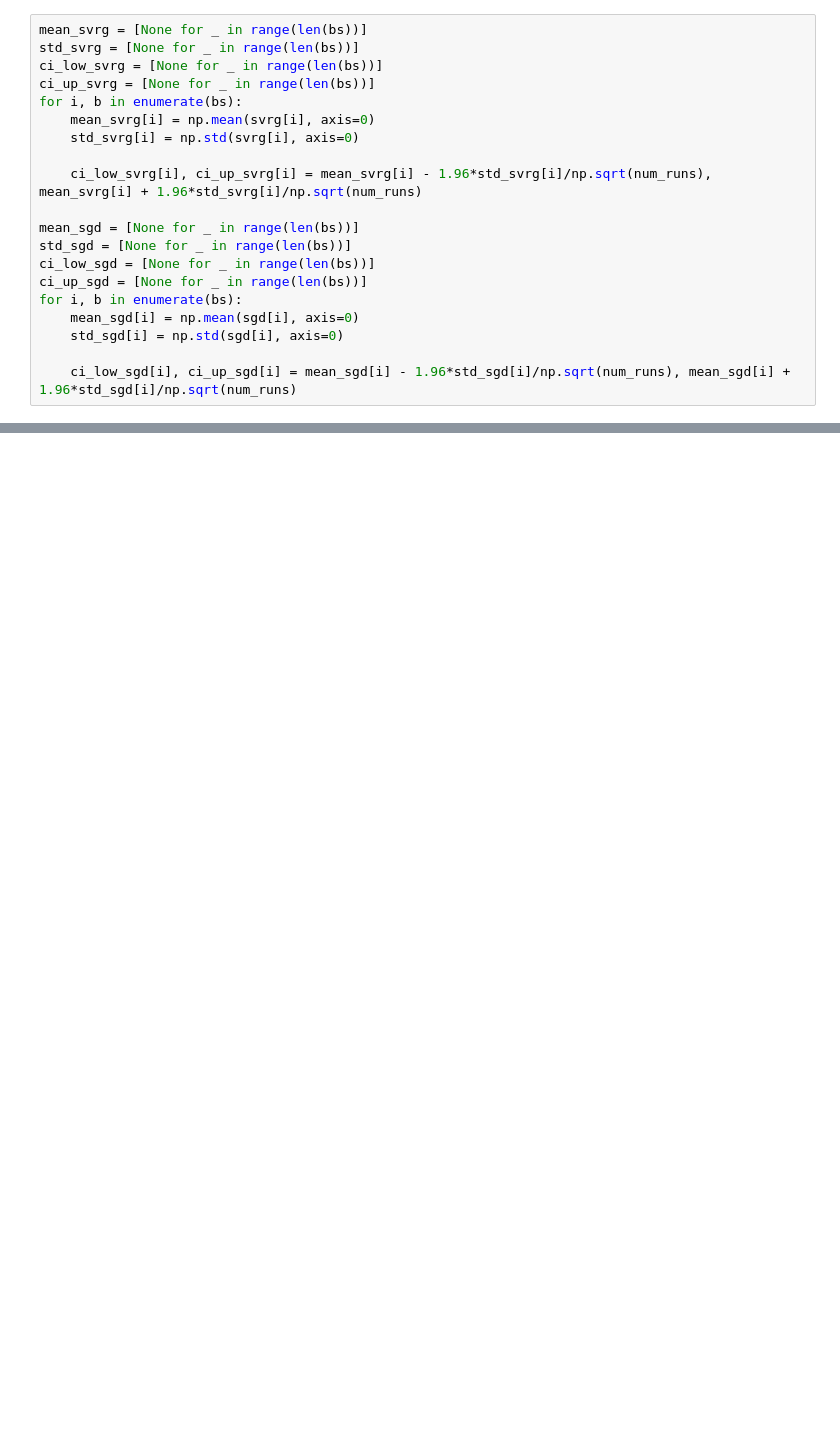
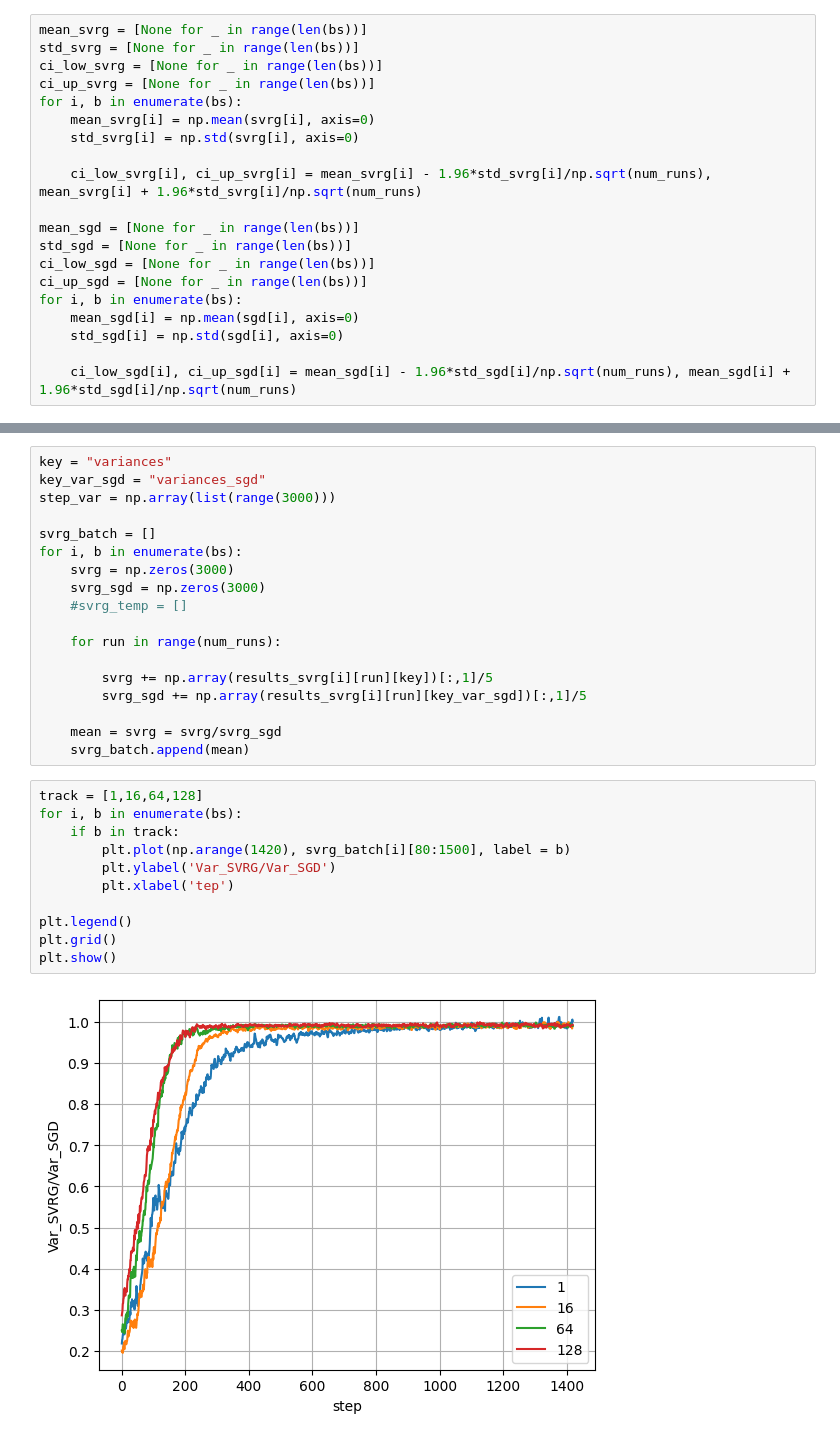
Before and after one commit to mohahf19/OptML-2023, a Jupyter notebook: output/compare_sgd_svrg.ipynb, the cells around one changed output, grey strips where cells are left out. Drawn from its saved outputs; the diff is of its cells as text; blank space fills up the shorter version.

```diff
--- a/output/compare_sgd_svrg.ipynb
+++ b/output/compare_sgd_svrg.ipynb
@@ -74,0 +93,31 @@ plt.show()
+# %%
+key = "variances"
+key_var_sgd = "variances_sgd"
+step_var = np.array(list(range(3000)))
+
+svrg_batch = []
+for i, b in enumerate(bs):
+    svrg = np.zeros(3000)
+    svrg_sgd = np.zeros(3000)
+    #svrg_temp = []
+
+    for run in range(num_runs):
+
+        svrg += np.array(results_svrg[i][run][key])[:,1]/5
+        svrg_sgd += np.array(results_svrg[i][run][key_var_sgd])[:,1]/5
+
+    mean = svrg = svrg/svrg_sgd
+    svrg_batch.append(mean)
+# %%
+track = [1,16,64,128]
+for i, b in enumerate(bs):
+    if b in track:
+        plt.plot(np.arange(1420), svrg_batch[i][80:1500], label = b)
+        plt.ylabel('Var_SVRG/Var_SGD')
+        plt.xlabel('tep')
+
+plt.legend()
+plt.grid()
+plt.show()
+# %% [output]
+[figure, added]
```
Also changed, not shown: parts of 3 cells of this notebook, 12 other files.
